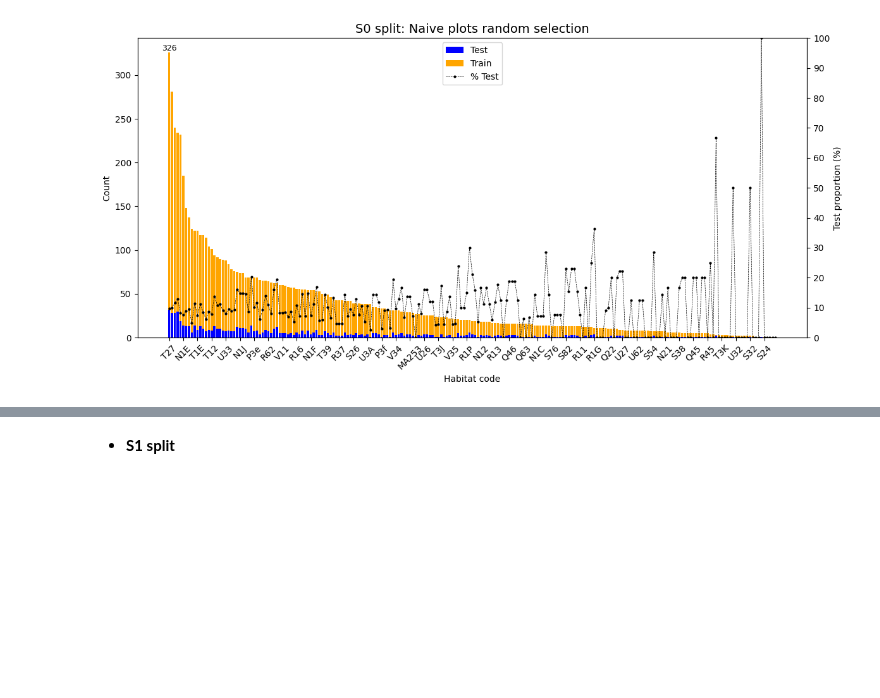
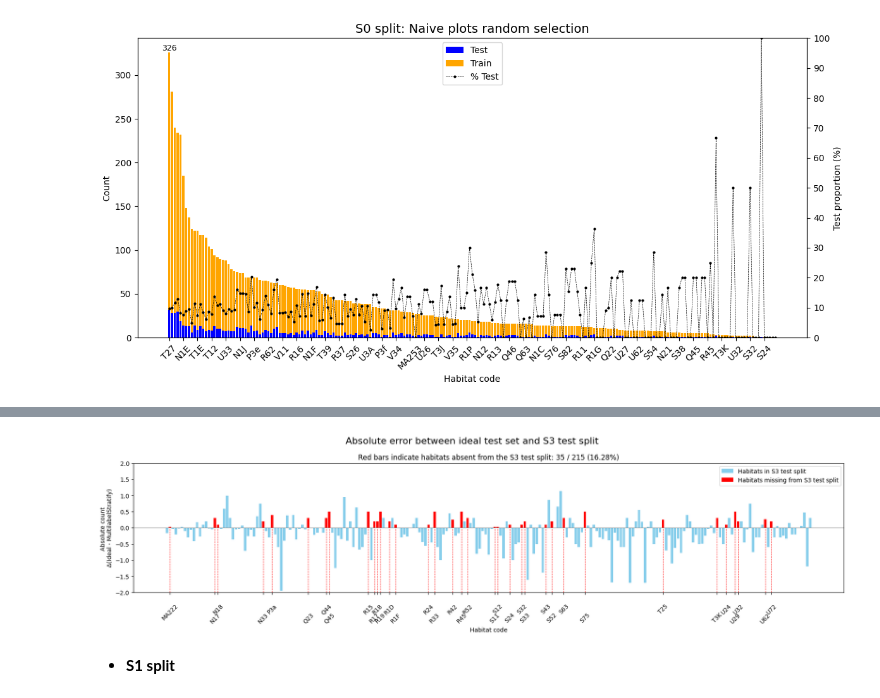
Before and after one commit to plantnet/malpolon, a Jupyter notebook: examples/custom_train/multiscale_jrc/dataset/habitats_gpn25_eva/FloraVeg/Pre-processing.ipynb, the cells around one changed output, grey strips where cells are left out. Cells and saved outputs as stored; diff of their text form; code cells hidden in the pictures; blank space fills up the shorter version.

```diff
--- a/examples/custom_train/multiscale_jrc/dataset/habitats_gpn25_eva/FloraVeg/Pre-processing.ipynb
+++ b/examples/custom_train/multiscale_jrc/dataset/habitats_gpn25_eva/FloraVeg/Pre-processing.ipynb
@@ -318,3 +334,5 @@ Splitting based on geolocation. This method can only be performed over geo-tagge
+# %%
+TEST_SIZE = 0.1
 # %% [markdown]
 - **S0 split**
 # %%
@@ -399,3 +538,67 @@ Val size: 484
+# %%
+def plot_dict_bar(data_dict, x_missing, title="Bar Plot", xlabel="Bins", ylabel="Values", y_min=-1, y_max=15, fp_out=False):
+    # Extract keys and values
+    bins = list(data_dict.keys())
+    values = list(data_dict.values())
+
+    # Assign colors
+    colors = []
+    for i, b in enumerate(bins):
+        if b in list(set(bins)-set(x_missing)):
+            colors.append("skyblue")
+        elif b in x_missing:
+            colors.append("red")
+        else:
+            colors.append("gray")  # default color
+
+    fig, ax = plt.subplots(figsize=(18, 5))
+    ax.bar(bins, values, color=colors)
+    ax.axhline(y=0, linestyle='-', linewidth=0.8, alpha=0.8, c='gray')
+
+    # Labels and title
+    plt.suptitle(title, fontsize=16)
+    ax.set_title(f'Red bars indicate habitats absent from the S3 test split: {len(x_missing)} / {len(bins)} ({100*len(x_missing)/len(bins):.2f}%)')
+    ax.set_xlabel(xlabel)
+    ax.set_ylabel(ylabel)
+
+    # Set fixed y-axis limits if provided
+    if y_min is not None or y_max is not None:
+        ax.set_ylim(bottom=y_min, top=y_max)
+
+    # Rotate labels if long
+    ax.set_xticks(x_missing, x_missing, rotation=45)
+    for x in x_missing:
+        ax.axvline(x=x, ymax=0.5, linestyle='--', linewidth=0.8, alpha=0.8, c='red')
+    for i, label in enumerate(ax.get_xticklabels()):
+        if i % 2 == 0:
+            label.set_y(-0.05)   # default is ~0
+        else:
+            label.set_y(-0.12)
+
+    legend_elements = [
+        Patch(facecolor='skyblue', label='Habitats in S3 test split'),
+        Patch(facecolor='red', label='Habitats missing from S3 test split')
+    ]
+    ax.legend(handles=legend_elements)
+
+    # Better spacing
+    plt.tight_layout()
+
+    if fp_out:
+        fig.savefig(fp_out, bbox_inches='tight')
+
+    # Show plot
+    plt.show()
+
+tmp = {k: ideal_test_distrib[k] - S3_test_uh_distrib[k] for k in ideal_test_distrib}
+plot_dict_bar(tmp,
+              list({k:v for (k,v), (k_ideal, v_ideal) in zip(tmp.items(), ideal_test_distrib.items()) if v>=v_ideal}.keys()),
+              title='Absolute error between ideal test set and S3 test split', xlabel='Habitat code', ylabel='Absolute count \nΔ(Ideal - MultilabelStratify)',
+              y_max=2, y_min=-2,
+              fp_out='S3_split_absolute_error.png',
+)
+# %% [output]
+[figure, added]
 # %% [markdown]
 - **S1 split**
 # %%
```
Also changed, not shown: parts of 31 cells of this notebook, 14 other files.
